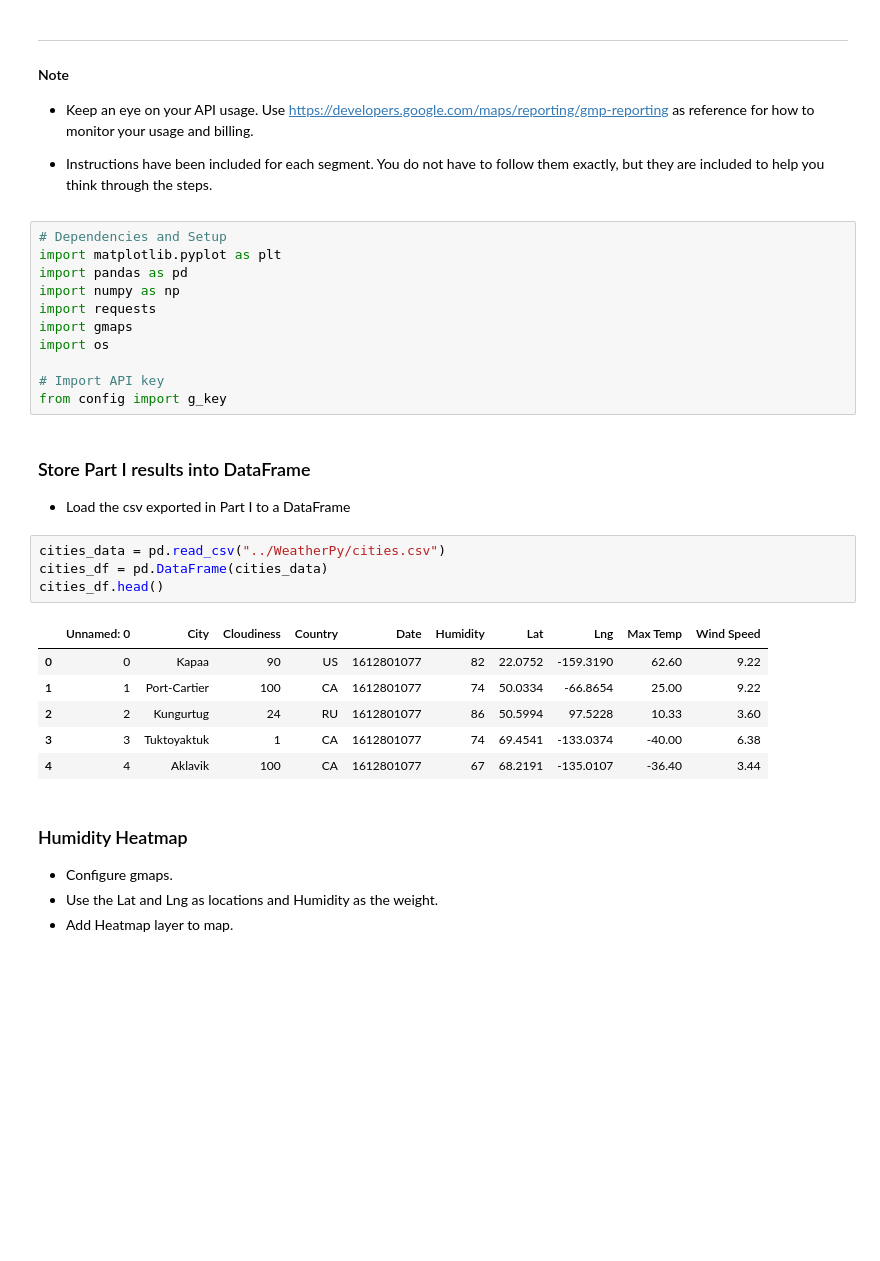
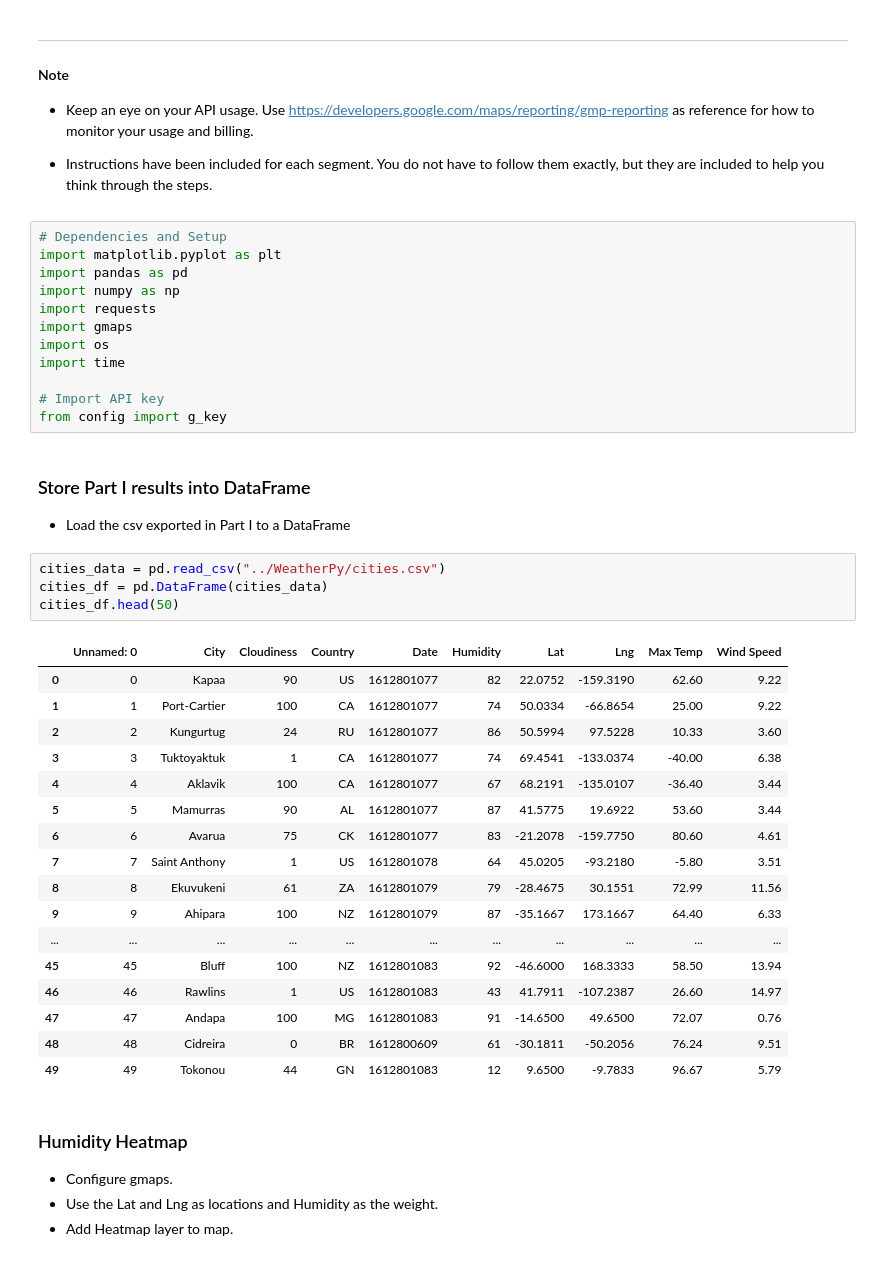
Before and after one commit to shaff183/python-api-challenge, a Jupyter notebook: VacationPy/VacationPy.ipynb, the cells around one changed output. Saved outputs shown, nothing was run; the diff lists cells and outputs as text; blank space fills up the shorter version.

```diff
--- a/VacationPy/VacationPy.ipynb
+++ b/VacationPy/VacationPy.ipynb
@@ -14,6 +14,7 @@ import numpy as np
 import requests
 import gmaps
 import os
+import time
 
 # Import API key
 from config import g_key
@@ -23,14 +24,25 @@ from config import g_key
 # %%
 cities_data = pd.read_csv("../WeatherPy/cities.csv")
 cities_df = pd.DataFrame(cities_data)
-cities_df.head()
+cities_df.head(50)
 # %% [output]
 |  | Unnamed: 0 | City | Cloudiness | Country | Date | Humidity | Lat | Lng | Max Temp | Wind Speed |
 | 0 | 0 | Kapaa | 90 | US | 1612801077 | 82 | 22.0752 | -159.3190 | 62.60 | 9.22 |
 | 1 | 1 | Port-Cartier | 100 | CA | 1612801077 | 74 | 50.0334 | -66.8654 | 25.00 | 9.22 |
 | 2 | 2 | Kungurtug | 24 | RU | 1612801077 | 86 | 50.5994 | 97.5228 | 10.33 | 3.60 |
 | 3 | 3 | Tuktoyaktuk | 1 | CA | 1612801077 | 74 | 69.4541 | -133.0374 | -40.00 | 6.38 |
 | 4 | 4 | Aklavik | 100 | CA | 1612801077 | 67 | 68.2191 | -135.0107 | -36.40 | 3.44 |
+| 5 | 5 | Mamurras | 90 | AL | 1612801077 | 87 | 41.5775 | 19.6922 | 53.60 | 3.44 |
+| 6 | 6 | Avarua | 75 | CK | 1612801077 | 83 | -21.2078 | -159.7750 | 80.60 | 4.61 |
+| 7 | 7 | Saint Anthony | 1 | US | 1612801078 | 64 | 45.0205 | -93.2180 | -5.80 | 3.51 |
+| 8 | 8 | Ekuvukeni | 61 | ZA | 1612801079 | 79 | -28.4675 | 30.1551 | 72.99 | 11.56 |
+| 9 | 9 | Ahipara | 100 | NZ | 1612801079 | 87 | -35.1667 | 173.1667 | 64.40 | 6.33 |
+| ... | ... | ... | ... | ... | ... | ... | ... | ... | ... | ... |
+| 45 | 45 | Bluff | 100 | NZ | 1612801083 | 92 | -46.6000 | 168.3333 | 58.50 | 13.94 |
+| 46 | 46 | Rawlins | 1 | US | 1612801083 | 43 | 41.7911 | -107.2387 | 26.60 | 14.97 |
+| 47 | 47 | Andapa | 100 | MG | 1612801083 | 91 | -14.6500 | 49.6500 | 72.07 | 0.76 |
+| 48 | 48 | Cidreira | 0 | BR | 1612800609 | 61 | -30.1811 | -50.2056 | 76.24 | 9.51 |
+| 49 | 49 | Tokonou | 44 | GN | 1612801083 | 12 | 9.6500 | -9.7833 | 96.67 | 5.79 |
 # %% [markdown]
 ### Humidity Heatmap
 * Configure gmaps.
```
Also changed, not shown: parts of 8 cells of this notebook.
